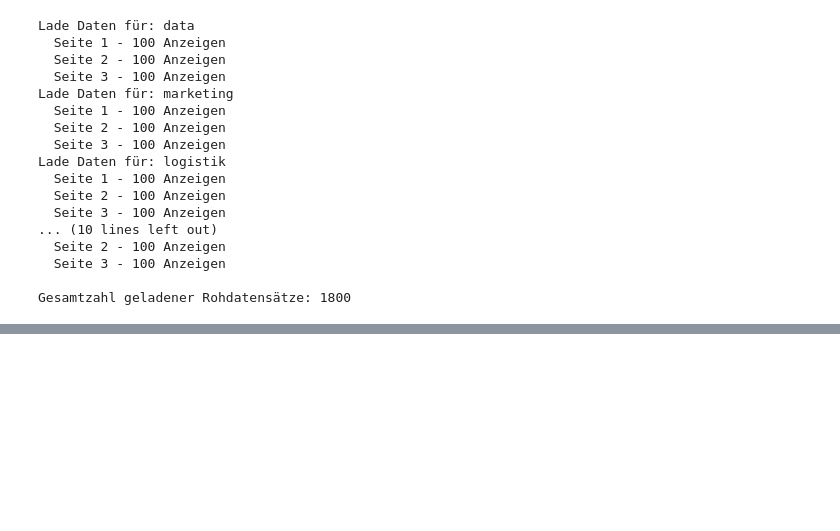
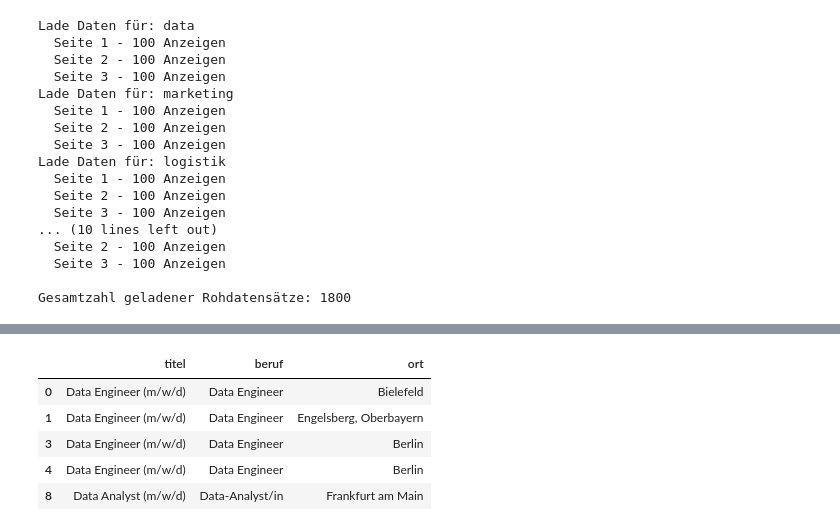
Before and after one commit to sophmophxx/salary_prediction_ml, a Jupyter notebook: notebooks/01_sprint_business_and_data_understanding.ipynb, the cells around one changed output, grey strips where cells are left out. Cells and saved outputs as stored; diff of their text form; code cells hidden in the pictures; blank space fills up the shorter version.

```diff
--- a/notebooks/01_sprint_business_and_data_understanding.ipynb
+++ b/notebooks/01_sprint_business_and_data_understanding.ipynb
@@ -112,0 +349,9 @@ Form des DataFrames: (1800, 10)
+# %%
+df[["titel", "beruf", "ort"]].head(5)
+# %% [output]
+|  | titel | beruf | ort |
+| 0 | Data Engineer (m/w/d) | Data Engineer | Bielefeld |
+| 1 | Data Engineer (m/w/d) | Data Engineer | Engelsberg, Oberbayern |
+| 3 | Data Engineer (m/w/d) | Data Engineer | Berlin |
+| 4 | Data Engineer (m/w/d) | Data Engineer | Berlin |
+| 8 | Data Analyst (m/w/d) | Data-Analyst/in | Frankfurt am Main |
```
Also changed, not shown: parts of 34 cells of this notebook, 1 other file.
